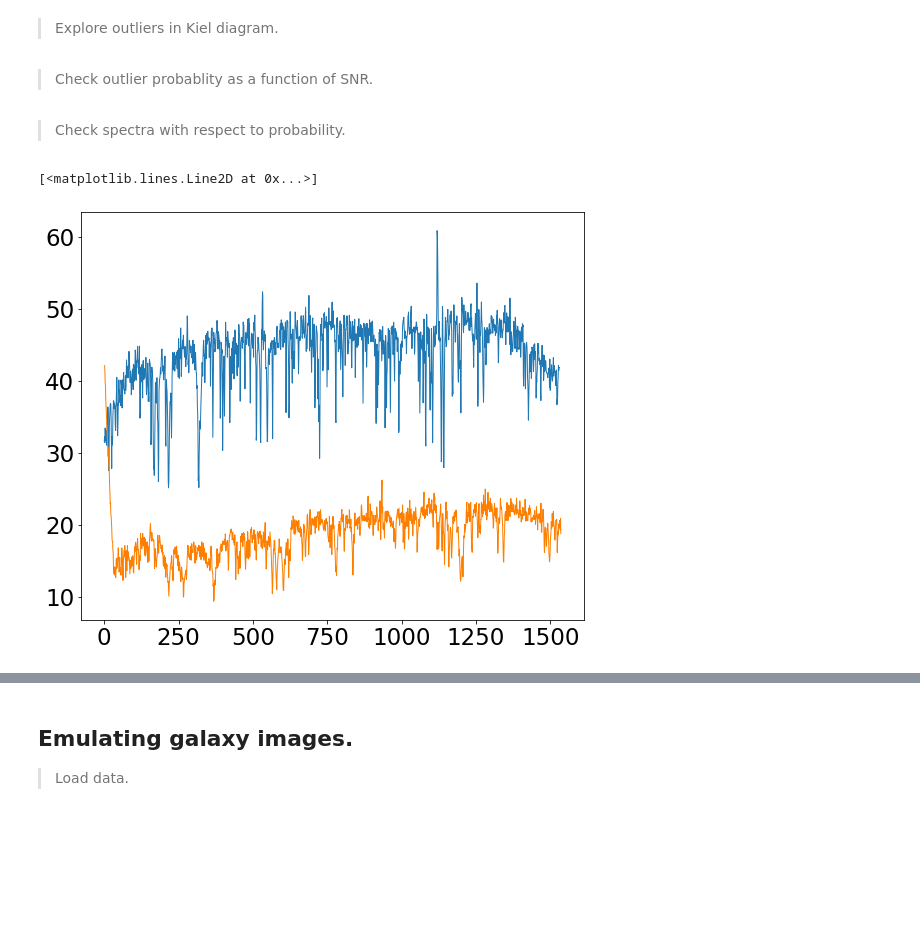
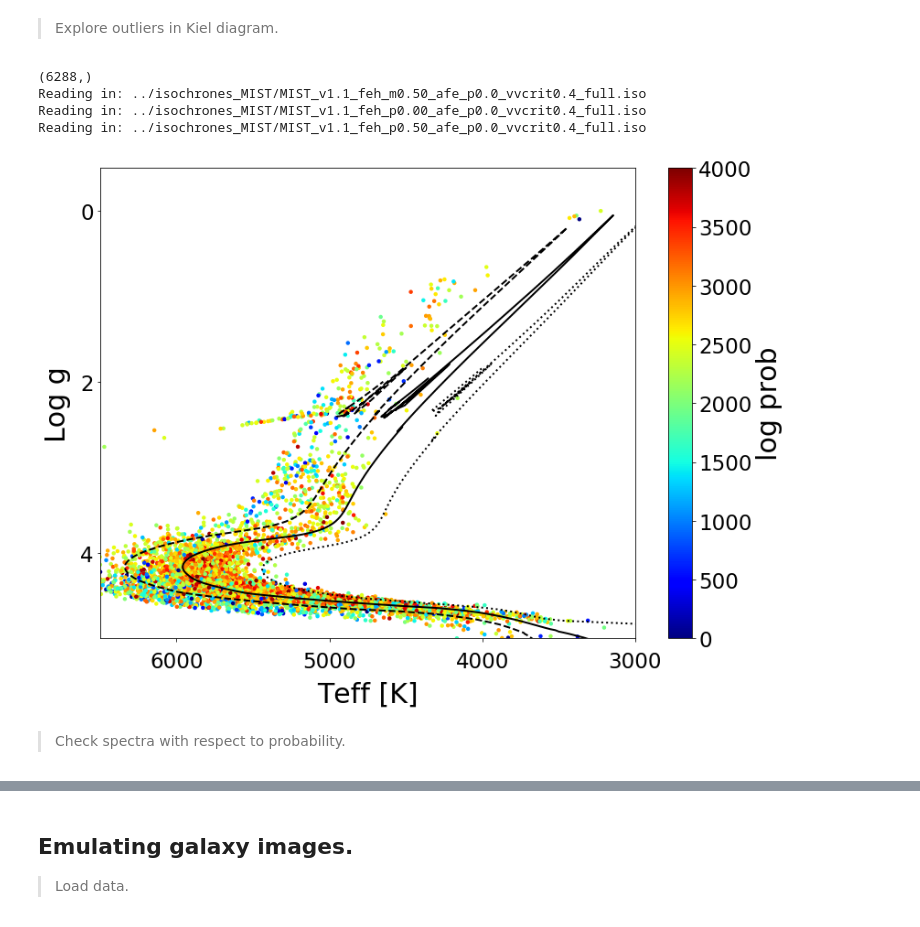
Before and after one commit to tingyuansen/IMLE_on_Galaxy_Images, a Jupyter notebook: IMLE.ipynb, the cells around one changed output, grey strips where cells are left out. Saved outputs shown, nothing was run; the diff lists cells and outputs as text; code cells hidden in the pictures; blank space fills up the shorter version.

```diff
--- a/IMLE.ipynb
+++ b/IMLE.ipynb
@@ -687,7 +670,7 @@ plt.locator_params(nbins=5)
 # sc = plt.scatter(teff, logg, s=20, edgecolor="none", cmap=plt.cm.get_cmap('jet'),\
 #                  c=log_prob_x, vmin=5000, vmax=15000, rasterized=True)
 sc = plt.scatter(teff, logg, s=20, edgecolor="none", cmap=plt.cm.get_cmap('jet'),\
-                 c=log_prob_x, vmin=-1000, vmax=4000, rasterized=True)
+                 c=log_prob_x, vmin=0, vmax=4000, rasterized=True)
 
 # add colorbar
 plt.colorbar().set_label(label=r"log prob",size=30)
@@ -715,32 +698,36 @@ iso = read_mist_models.ISO('../isochrones_MIST/' \
 # extract information
 age_ind = iso.age_index(np.log10(7*10**9))
 EEP = iso.isos[age_ind]['EEP']
 choose = (EEP > 202)*(EEP < 707)
 Teff_iso = 10.**iso.isos[age_ind]['log_Teff']
 logg_iso = iso.isos[age_ind]['log_g']
 
 # plot isochrone
 plt.plot(Teff_iso[choose], logg_iso[choose], color="black", lw=2, label="[Fe/H] = 0.00")
 
 #-----------------------------------------------------------------------------------------
 # read mist models
 iso = read_mist_models.ISO('../isochrones_MIST/' \
                            + 'MIST_v1.1_feh_p0.50_afe_p0.0_vvcrit0.4_full.iso')
 
 # extract information
 age_ind = iso.age_index(np.log10(10*10**9))
 EEP = iso.isos[age_ind]['EEP']
 choose = (EEP > 202)*(EEP < 707)
 Teff_iso = 10.**iso.isos[age_ind]['log_Teff']
 logg_iso = iso.isos[age_ind]['log_g']
 
 # plot isochrone
 plt.plot(Teff_iso[choose], logg_iso[choose], color="black", lw=2, ls=":", label="[Fe/H] = 0.50")
 
 
 #=====================================================================================
 # save figure
 plt.tight_layout()
 plt.savefig("../Fig7.pdf")
+# %% [output]
+(6288,)
+Reading in: ../isochrones_MIST/MIST_v1.1_feh_m0.50_afe_p0.0_vvcrit0.4_full.iso
+Reading in: ../isochrones_MIST/MIST_v1.1_feh_p0.00_afe_p0.0_vvcrit0.4_full.iso
+Reading in: ../isochrones_MIST/MIST_v1.1_feh_p0.50_afe_p0.0_vvcrit0.4_full.iso
+[figure, added]
-# %% [markdown]
-> Check outlier probablity as a function of SNR.
@@ -763,16 +734,5 @@ plt.scatter(SNR, log_prob_x, s=5)
 # %% [markdown]
 > Check spectra with respect to probability.
-# %%
-# read H3 spectra
-# H3 id, wave, flux, err, model, rest_wave
-hdulist = fits.open('../H3_spectra.fits')
-temp = hdulist[1].data
-
-plt.plot(temp[0][3])
-plt.plot(temp[100][3])
-# %% [output]
-[<matplotlib.lines.Line2D at 0x...>]
-[figure, removed]
 # %%
 # read H3 spectra
 # H3 id, wave, flux, err, model, rest_wave
```
Also changed, not shown: parts of 13 cells of this notebook, 1 other file.
